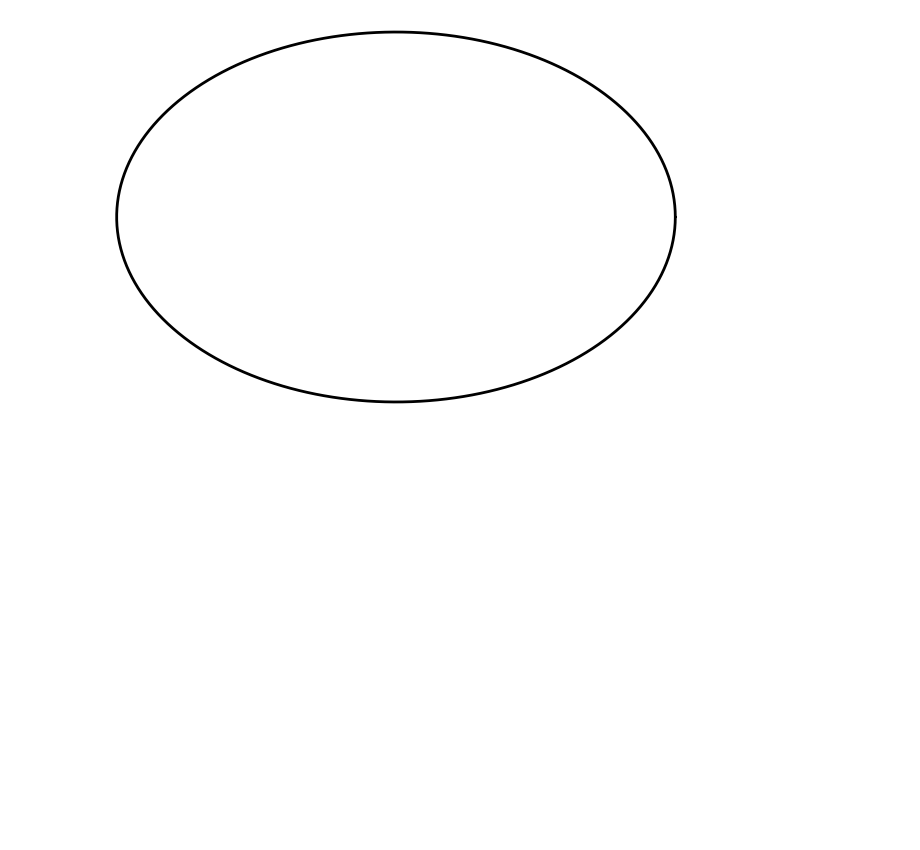
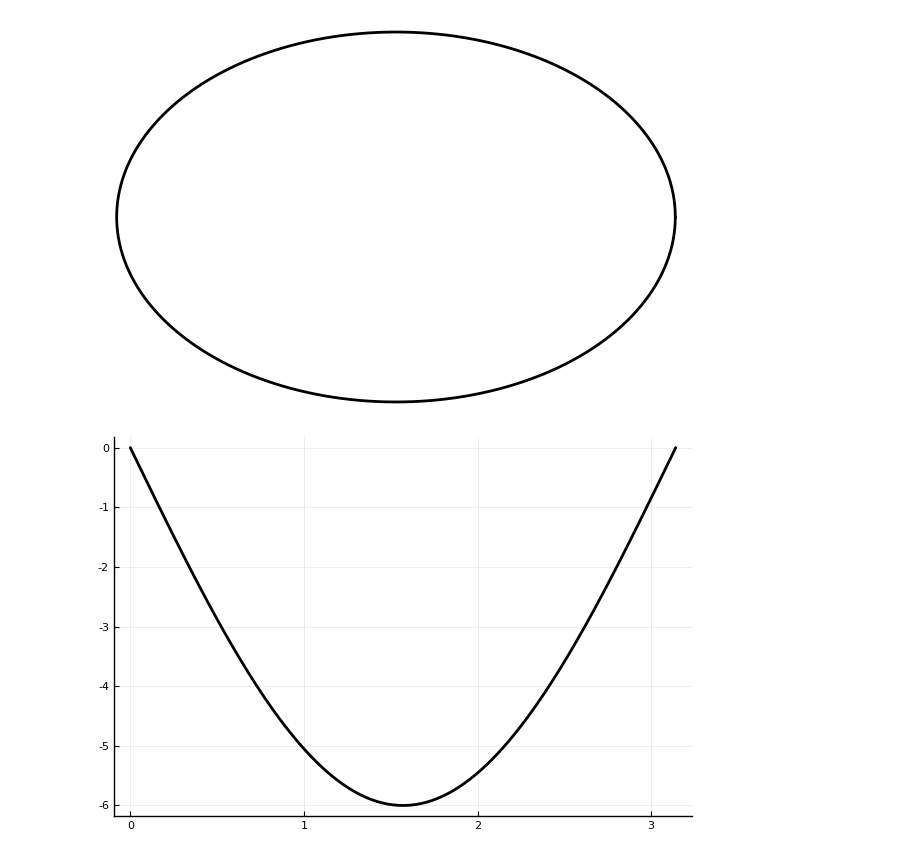
Before and after one commit to mattConn/differential-geometry-exercises, a Jupyter notebook: src/notebooks/3-3-1.ipynb, the cells around one changed output. Cells and saved outputs as stored; diff of their text form; code cells hidden in the pictures; blank space fills up the shorter version.

Commit message:
addition of distance plot for 3-3-1

```diff
--- a/src/notebooks/3-3-1.ipynb
+++ b/src/notebooks/3-3-1.ipynb
@@ -47,3 +47,15 @@ yl(t) = t
 plot(x, y,0, 2pi,ticks=false,axis=false,label=LABEL,color=COLOR,linewidth=LW)
 # %% [output]
 [figure]
+# %%
+xl(t) = x(pi/4)
+yl(t) = t
+
+d(t) = q*(sin(-t) - sin(t))
+
+# plot(x, y,0, 2pi,label=LABEL,color=COLOR,linewidth=LW)
+plot(yl, d,0, pi,label=LABEL,color=COLOR,linewidth=LW)
+# plot!(yl, d',0, pi,label=LABEL,color=COLOR,linewidth=LW)
+# plot!(yl, d'',0, 2pi,label=LABEL,color=COLOR,linewidth=LW)
+# %% [output]
+[figure, added]
```
Also changed, not shown: parts of 1 cell of this notebook, 4 other files.
